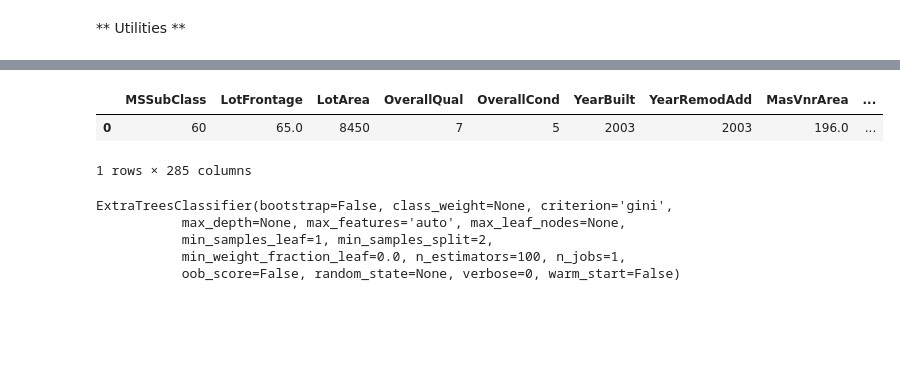
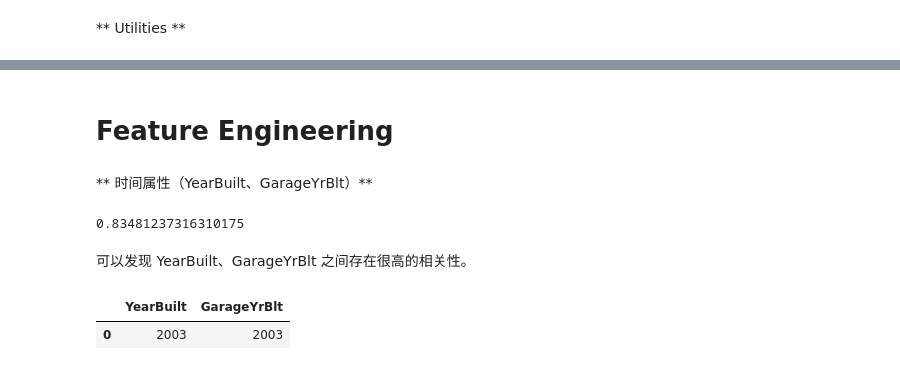
Before and after one commit to SunnyMarkLiu/Kaggle-House-Prices, a Jupyter notebook: Predict_House_Prices.ipynb, the cells around one changed output, grey strips where cells are left out. Saved outputs shown, nothing was run; the diff lists cells and outputs as text; code cells hidden in the pictures; blank space fills up the shorter version.

```diff
--- a/Predict_House_Prices.ipynb
+++ b/Predict_House_Prices.ipynb
@@ -384,17 +388,18 @@ print train_X.shape, train_Y.shape, test_X.shape
+# %% [markdown]
+# Feature Engineering
+# %% [markdown]
+** 时间属性（YearBuilt、GarageYrBlt）**
+# %%
+built_year_data = conbined_data[['YearBuilt', 'GarageYrBlt']][conbined_data['GarageYrBlt'] != 'NA']
+# %%
+built_year_data['GarageYrBlt'] = built_year_data['GarageYrBlt'].map(lambda g : int(g))
+built_year_data['GarageYrBlt'].corr(built_year_data['YearBuilt'])
+# %% [output]
+0.83481237316310175
+# %% [markdown]
+可以发现 YearBuilt、GarageYrBlt 之间存在很高的相关性。
 # %%
-train_X.head(1)
+built_year_data.head(1)
 # %% [output]
-|  | MSSubClass | LotFrontage | LotArea | OverallQual | OverallCond | YearBuilt | YearRemodAdd | MasVnrArea | ... |
-| 0 | 60 | 65.0 | 8450 | 7 | 5 | 2003 | 2003 | 196.0 | ... |
+|  | YearBuilt | GarageYrBlt |
+| 0 | 2003 | 2003 |
-1 rows × 285 columns
-# %%
-from sklearn.ensemble import ExtraTreesClassifier
-from sklearn.feature_selection import SelectFromModel
-clf = ExtraTreesClassifier(n_estimators=100)
-clf.fit(train_X, train_Y)
-# %% [output]
-ExtraTreesClassifier(bootstrap=False, class_weight=None, criterion='gini',
-           max_depth=None, max_features='auto', max_leaf_nodes=None,
-           min_samples_leaf=1, min_samples_split=2,
-           min_weight_fraction_leaf=0.0, n_estimators=100, n_jobs=1,
-           oob_score=False, random_state=None, verbose=0, warm_start=False)
```
Also changed, not shown: parts of 47 cells of this notebook, 1 other file.
